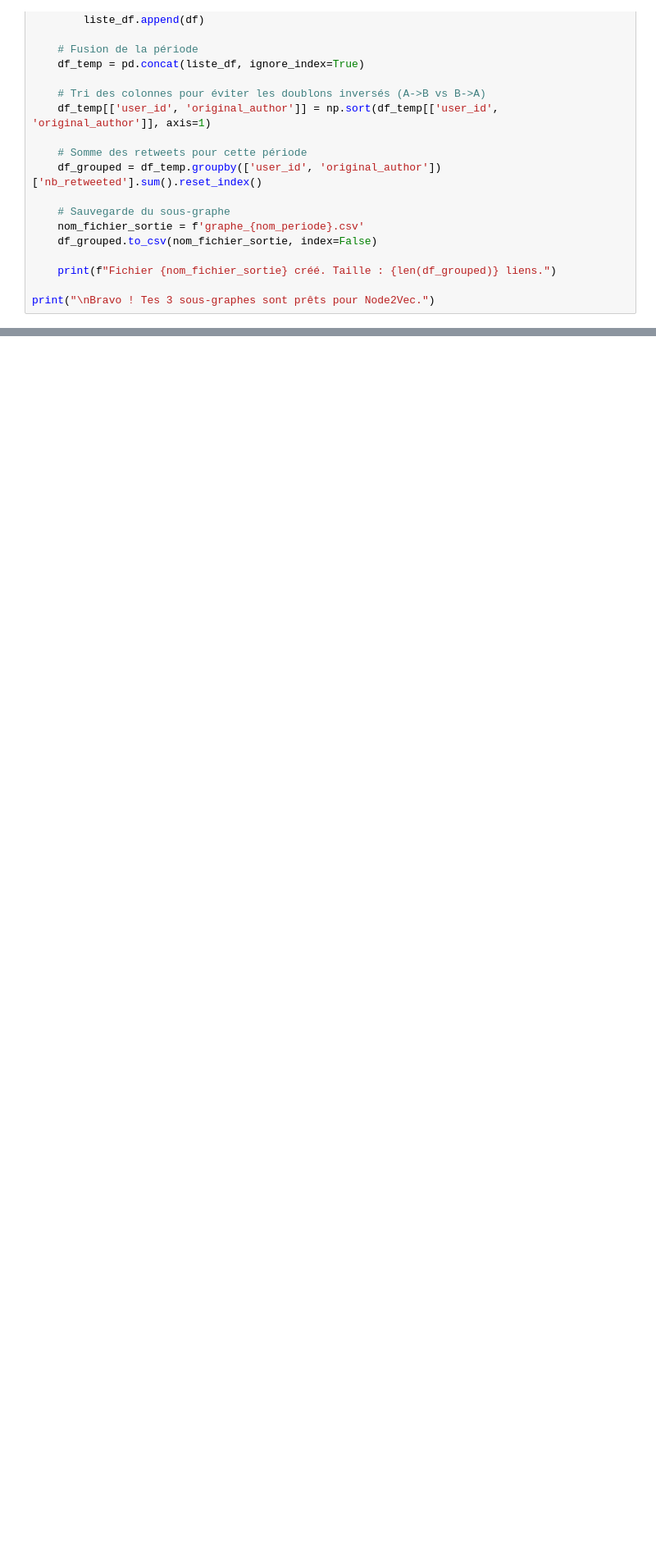
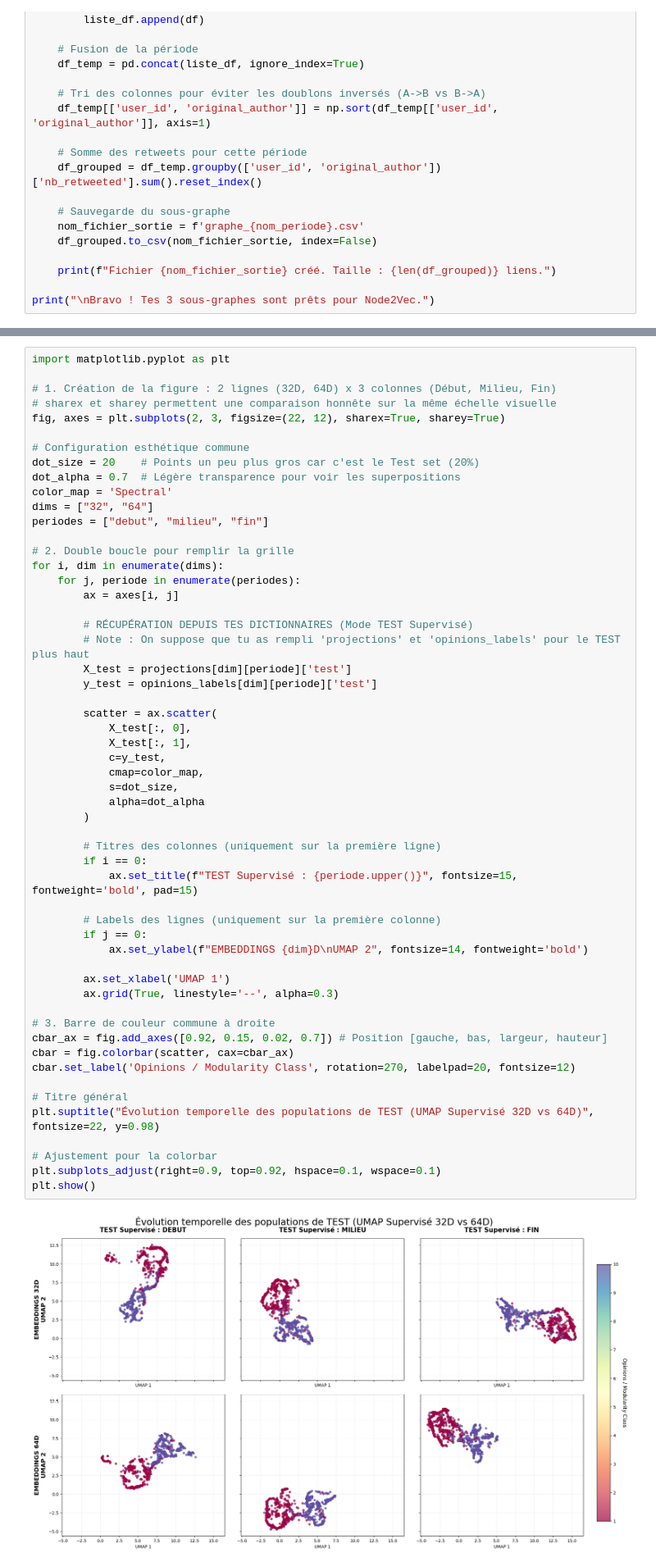
Before and after one commit to MenadAcheraiou/embeddingGraphesIA, a Jupyter notebook: umap_gnn.ipynb, the cells around one changed output, grey strips where cells are left out. Shown at 82% size. Cells and saved outputs as stored; diff of their text form; blank space fills up the shorter version.

```diff
--- a/umap_gnn.ipynb
+++ b/umap_gnn.ipynb
@@ -694,0 +396,57 @@ plt.show()
+# %%
+import matplotlib.pyplot as plt
+
+# 1. Création de la figure : 2 lignes (32D, 64D) x 3 colonnes (Début, Milieu, Fin)
+# sharex et sharey permettent une comparaison honnête sur la même échelle visuelle
+fig, axes = plt.subplots(2, 3, figsize=(22, 12), sharex=True, sharey=True)
+
+# Configuration esthétique commune
+dot_size = 20    # Points un peu plus gros car c'est le Test set (20%)
+dot_alpha = 0.7  # Légère transparence pour voir les superpositions
+color_map = 'Spectral'
+dims = ["32", "64"]
+periodes = ["debut", "milieu", "fin"]
+
+# 2. Double boucle pour remplir la grille
+for i, dim in enumerate(dims):
+    for j, periode in enumerate(periodes):
+        ax = axes[i, j]
+
+        # RÉCUPÉRATION DEPUIS TES DICTIONNAIRES (Mode TEST Supervisé)
+        # Note : On suppose que tu as rempli 'projections' et 'opinions_labels' pour le TEST plus haut
+        X_test = projections[dim][periode]['test']
+        y_test = opinions_labels[dim][periode]['test']
+
+        scatter = ax.scatter(
+            X_test[:, 0],
+            X_test[:, 1],
+            c=y_test,
+            cmap=color_map,
+            s=dot_size,
+            alpha=dot_alpha
+        )
+
+        # Titres des colonnes (uniquement sur la première ligne)
+        if i == 0:
+            ax.set_title(f"TEST Supervisé : {periode.upper()}", fontsize=15, fontweight='bold', pad=15)
+
+        # Labels des lignes (uniquement sur la première colonne)
+        if j == 0:
+            ax.set_ylabel(f"EMBEDDINGS {dim}D\nUMAP 2", fontsize=14, fontweight='bold')
+
+        ax.set_xlabel('UMAP 1')
+        ax.grid(True, linestyle='--', alpha=0.3)
+
+# 3. Barre de couleur commune à droite
+cbar_ax = fig.add_axes([0.92, 0.15, 0.02, 0.7]) # Position [gauche, bas, largeur, hauteur]
+cbar = fig.colorbar(scatter, cax=cbar_ax)
+cbar.set_label('Opinions / Modularity Class', rotation=270, labelpad=20, fontsize=12)
+
+# Titre général
+plt.suptitle("Évolution temporelle des populations de TEST (UMAP Supervisé 32D vs 64D)", fontsize=22, y=0.98)
+
+# Ajustement pour la colorbar
+plt.subplots_adjust(right=0.9, top=0.92, hspace=0.1, wspace=0.1)
+plt.show()
+# %% [output]
+[figure, added]
```
Also changed, not shown: parts of 65 cells of this notebook.
